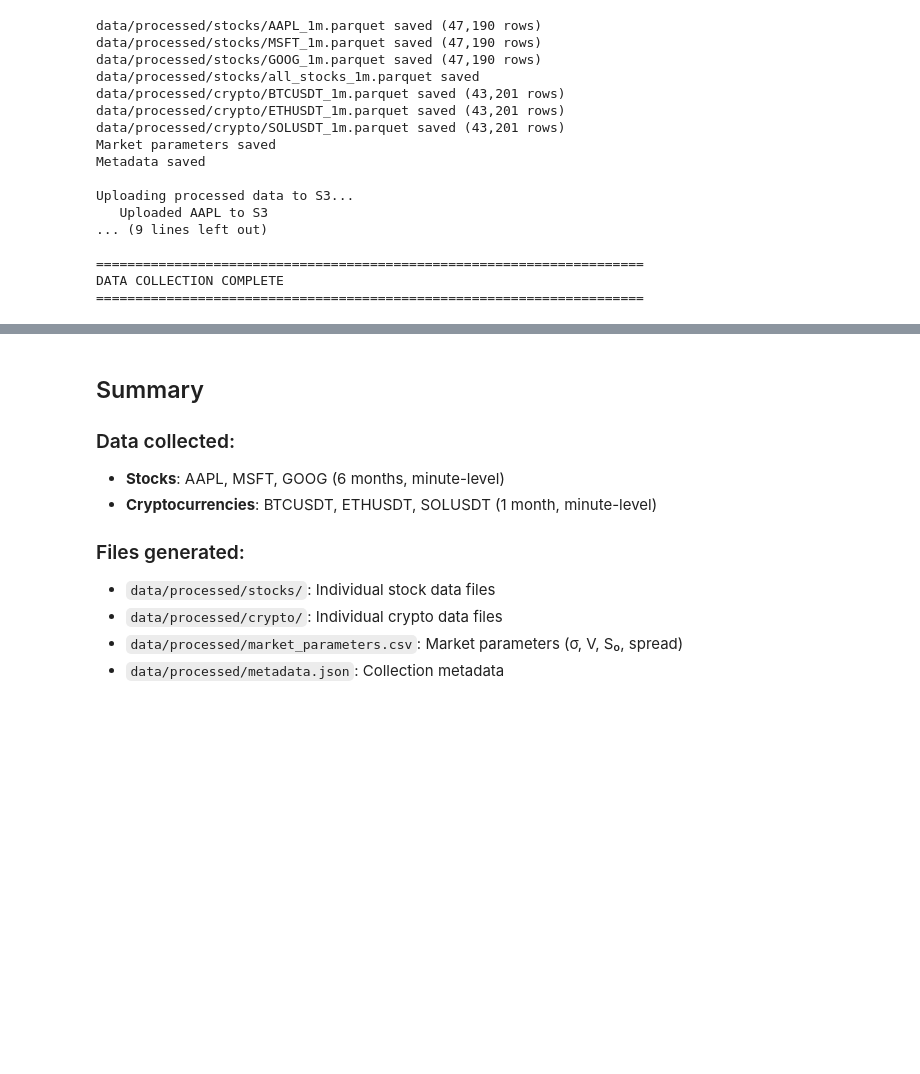
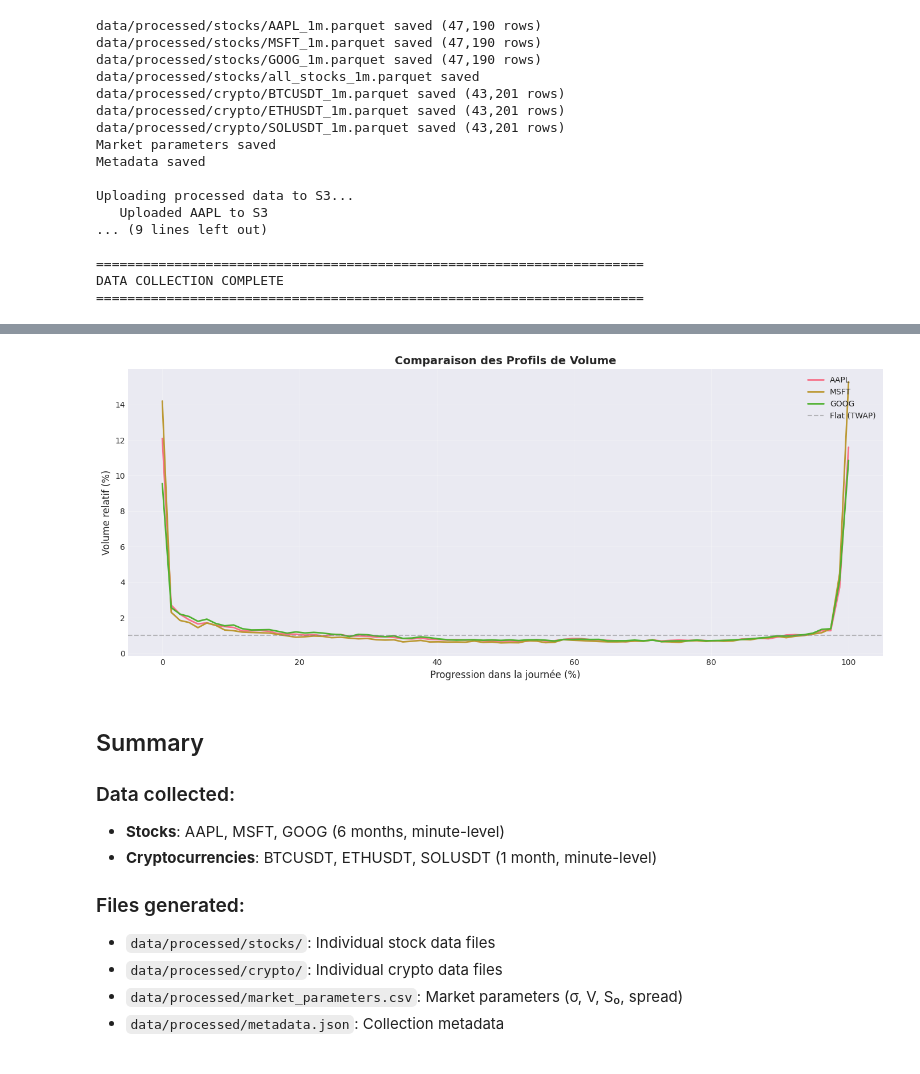
Before and after one commit to gregouzeee/market-impact-models, a Jupyter notebook: notebooks/01_data_collection.ipynb, the cells around one changed output, grey strips where cells are left out. Cells and saved outputs as stored; diff of their text form; code cells hidden in the pictures; blank space fills up the shorter version.

```diff
--- a/notebooks/01_data_collection.ipynb
+++ b/notebooks/01_data_collection.ipynb
@@ -670,3 +788,11 @@ DATA COLLECTION COMPLETE
+# %%
+# Compare all stock profiles on the same plot
+if len(stock_profiles) > 0:
+    compare_profiles(stock_profiles, n_slices=N_SLICES_STOCK)
+else:
+    print('No stock profiles to compare')
+# %% [output]
+[figure, added]
 # %% [markdown]
 ## Summary
 
```
Also changed, not shown: parts of 7 cells of this notebook, 3 other files.
